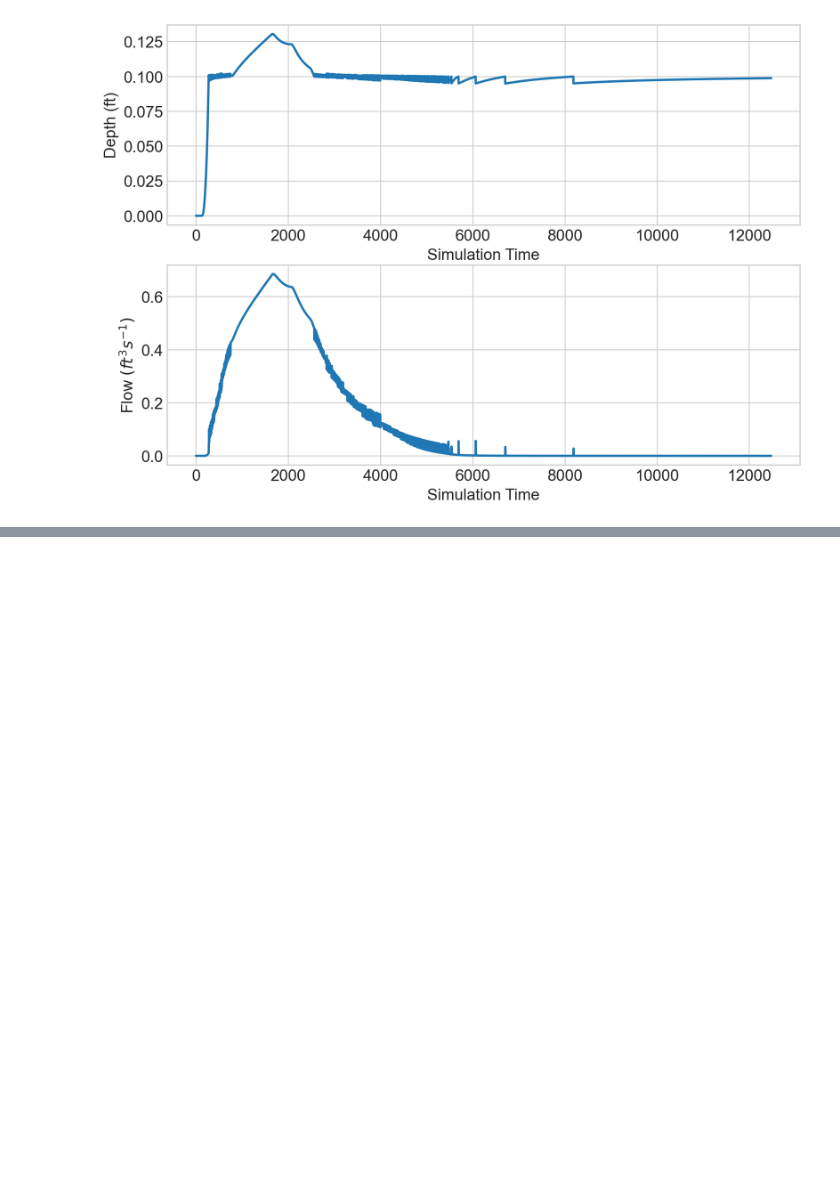
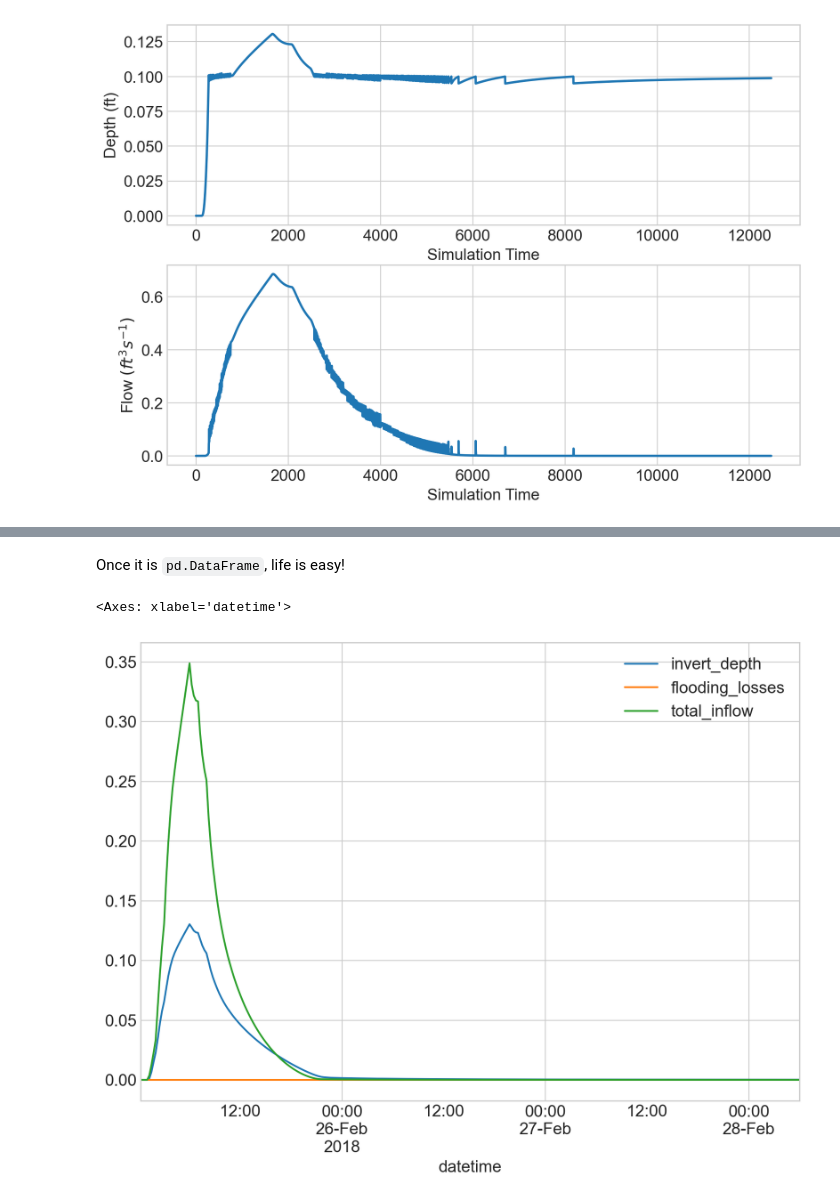
Before and after one commit to abhiramm7/digi-swmm, a Jupyter notebook: intro_to_pyswmm_ecosystem.ipynb, the cells around one changed output, grey strips where cells are left out. Saved outputs shown, nothing was run; the diff lists cells and outputs as text; code cells hidden in the pictures; blank space fills up the shorter version.

Commit message:
pyswmm eco system

```diff
--- a/intro_to_pyswmm_ecosystem.ipynb
+++ b/intro_to_pyswmm_ecosystem.ipynb
@@ -158,0 +232,6 @@ pyswmm has a lot of other amazing features! please refer to pyswmm tutorials htt
+# %%
+# Load the input file and run the simulation
+input_file = pystorms.networks.load_network("theta")
+
+with pyswmm.Simulation(input_file) as sim:
+    sim.execute()
@@ -158,0 +249,2 @@ pyswmm has a lot of other amazing features! please refer to pyswmm tutorials htt
+# %%
+output_file = input_file[:-3] + 'out'
@@ -158,0 +255,2 @@ pyswmm has a lot of other amazing features! please refer to pyswmm tutorials htt
+# %%
+out = Output(output_file)
@@ -158,0 +274,9 @@ pyswmm has a lot of other amazing features! please refer to pyswmm tutorials htt
+# %% [markdown]
+Once it is `pd.DataFrame`, life is easy!
+# %%
+fig = plt.figure(figsize=(10, 7), dpi=200)
+ax = fig.gca()
+out.node_series('P1').plot(ax=ax)
+# %% [output]
+<Axes: xlabel='datetime'>
+[figure, added]
```
Also changed, not shown: parts of 26 cells of this notebook, 1 other file.
